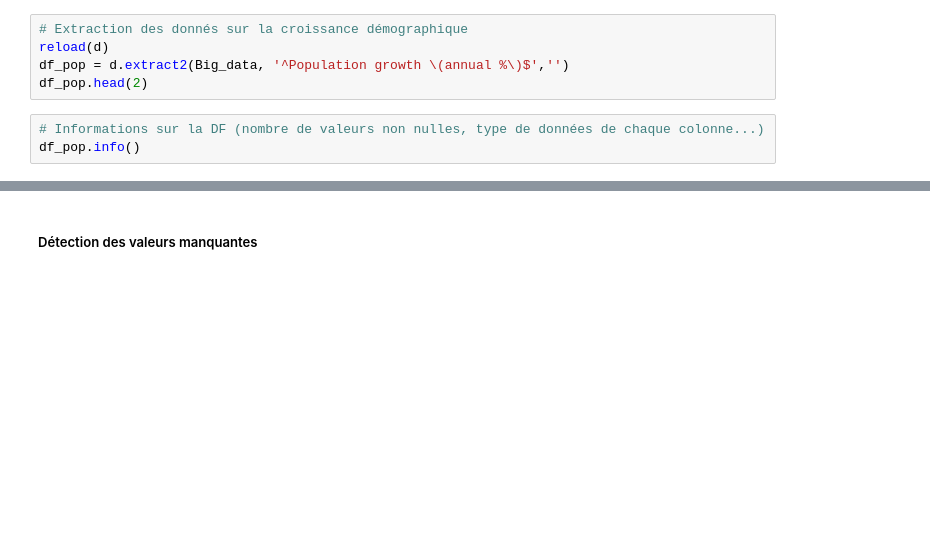
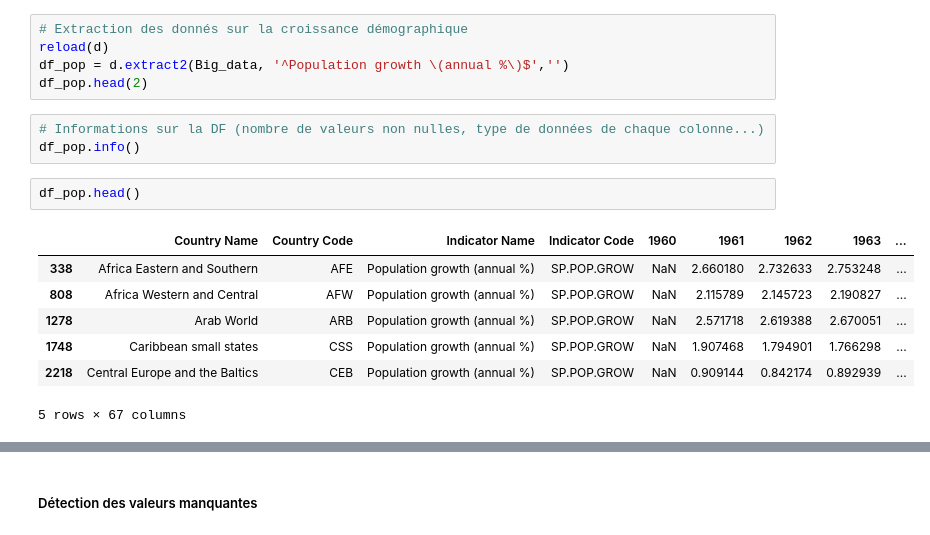
Before and after one commit to Marimar4/Projet-Python, a Jupyter notebook: monmodule/Préparation_données_copy.ipynb, the cells around one changed output, grey strips where cells are left out. Drawn from its saved outputs; the diff is of its cells as text; blank space fills up the shorter version.

```diff
--- a/monmodule/Préparation_données_copy.ipynb
+++ b/monmodule/Préparation_données_copy.ipynb
@@ -289,6 +259,16 @@ df_pop.head(2)
 # %%
 # Informations sur la DF (nombre de valeurs non nulles, type de données de chaque colonne...)
 df_pop.info()
+# %%
+df_pop.head()
+# %% [output]
+|  | Country Name | Country Code | Indicator Name | Indicator Code | 1960 | 1961 | 1962 | 1963 | ... |
+| 338 | Africa Eastern and Southern | AFE | Population growth (annual %) | SP.POP.GROW | NaN | 2.660180 | 2.732633 | 2.753248 | ... |
+| 808 | Africa Western and Central | AFW | Population growth (annual %) | SP.POP.GROW | NaN | 2.115789 | 2.145723 | 2.190827 | ... |
+| 1278 | Arab World | ARB | Population growth (annual %) | SP.POP.GROW | NaN | 2.571718 | 2.619388 | 2.670051 | ... |
+| 1748 | Caribbean small states | CSS | Population growth (annual %) | SP.POP.GROW | NaN | 1.907468 | 1.794901 | 1.766298 | ... |
+| 2218 | Central Europe and the Baltics | CEB | Population growth (annual %) | SP.POP.GROW | NaN | 0.909144 | 0.842174 | 0.892939 | ... |
+5 rows × 67 columns
 # %%
 # Construction de la base life expentancy
 reload(d)
```
Also changed, not shown: parts of 7 cells of this notebook, 3 other files.
